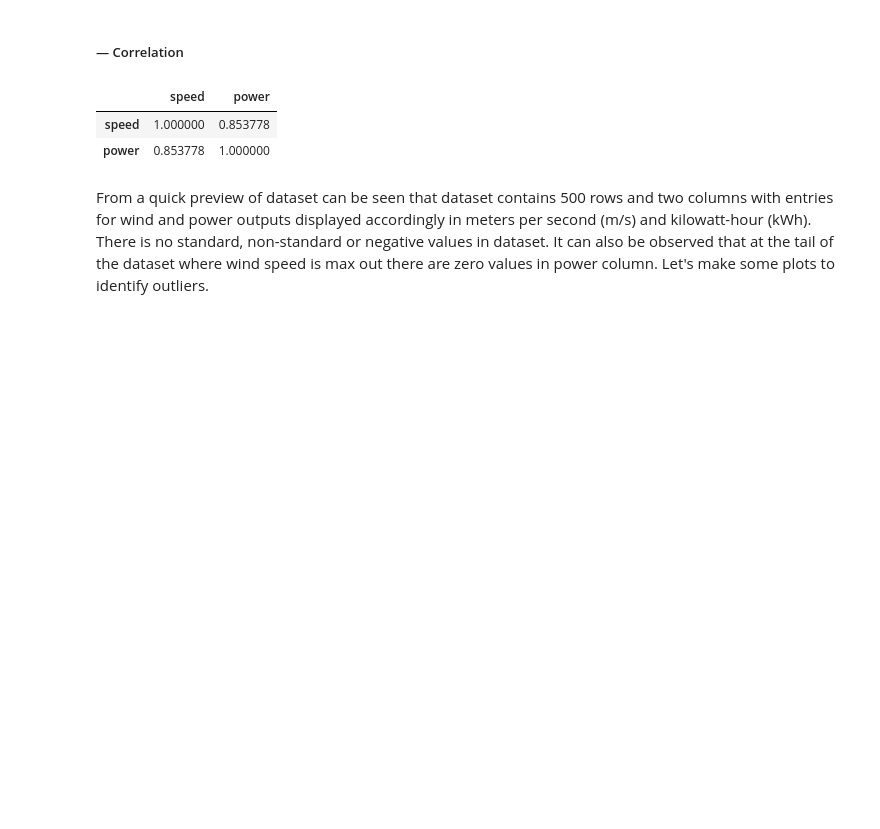
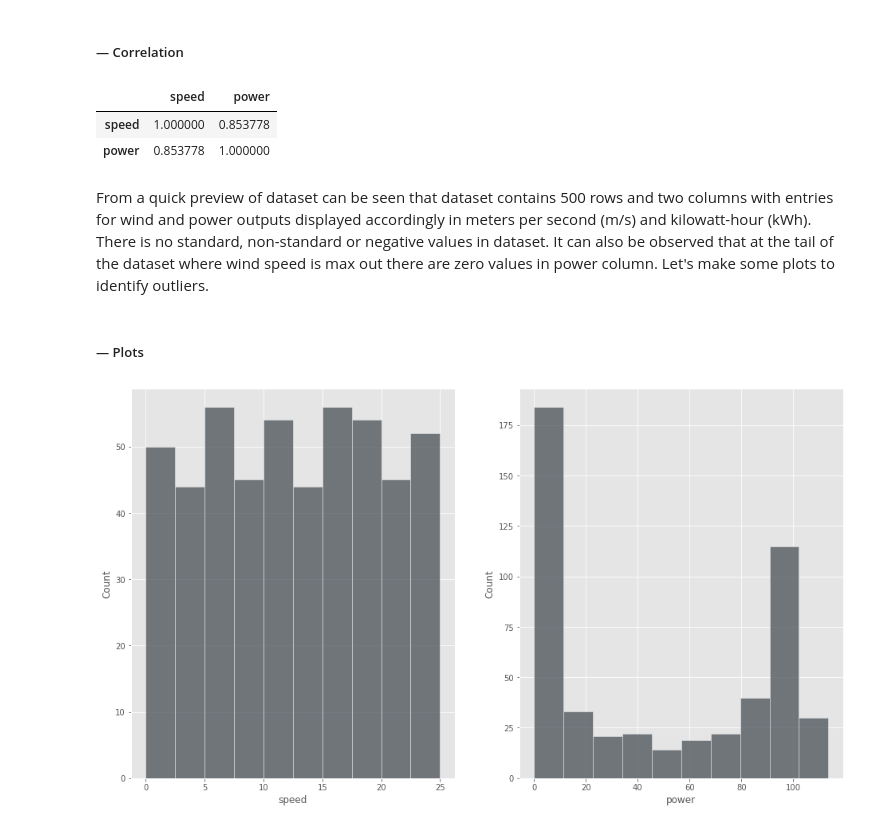
Before and after one commit to mizydorek/Machine-Learning-Project-2020, a Jupyter notebook: project.ipynb, the cells around one changed output. Cells and saved outputs as stored; diff of their text form; code cells hidden in the pictures; blank space fills up the shorter version.

```diff
--- a/project.ipynb
+++ b/project.ipynb
@@ -103,3 +103,12 @@ df.corr()
 | power | 0.853778 | 1.000000 |
 # %% [markdown]
 From a quick preview of dataset can be seen that dataset contains 500 rows and two columns with entries for wind and power outputs displayed accordingly in meters per second (m/s) and kilowatt-hour (kWh). There is no standard, non-standard or negative values in dataset. It can also be observed that at the tail of the dataset where wind speed is max out there are zero values in power column. Let's make some plots to identify outliers.
+# %% [markdown]
+##### — Plots
+# %%
+# check how the distribution looks like for speed and power column using hist plot.
+fig, ax =plt.subplots(1,2)
+sns.histplot(data=df, x="speed", ax=ax[0]);
+sns.histplot(data=df, x="power", ax=ax[1]);
+# %% [output]
+[figure, added]
```
Also changed, not shown: parts of 15 cells of this notebook.
